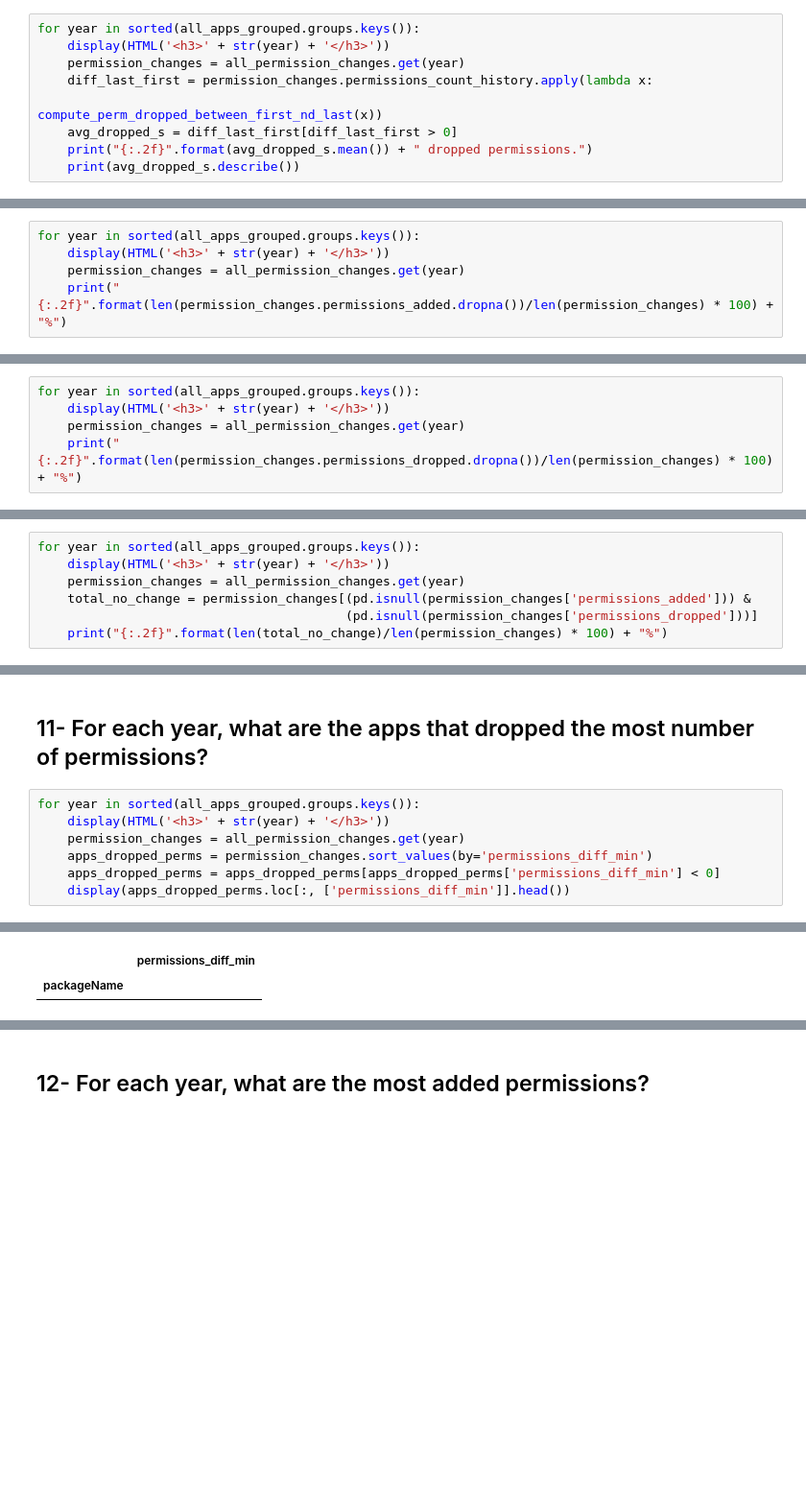
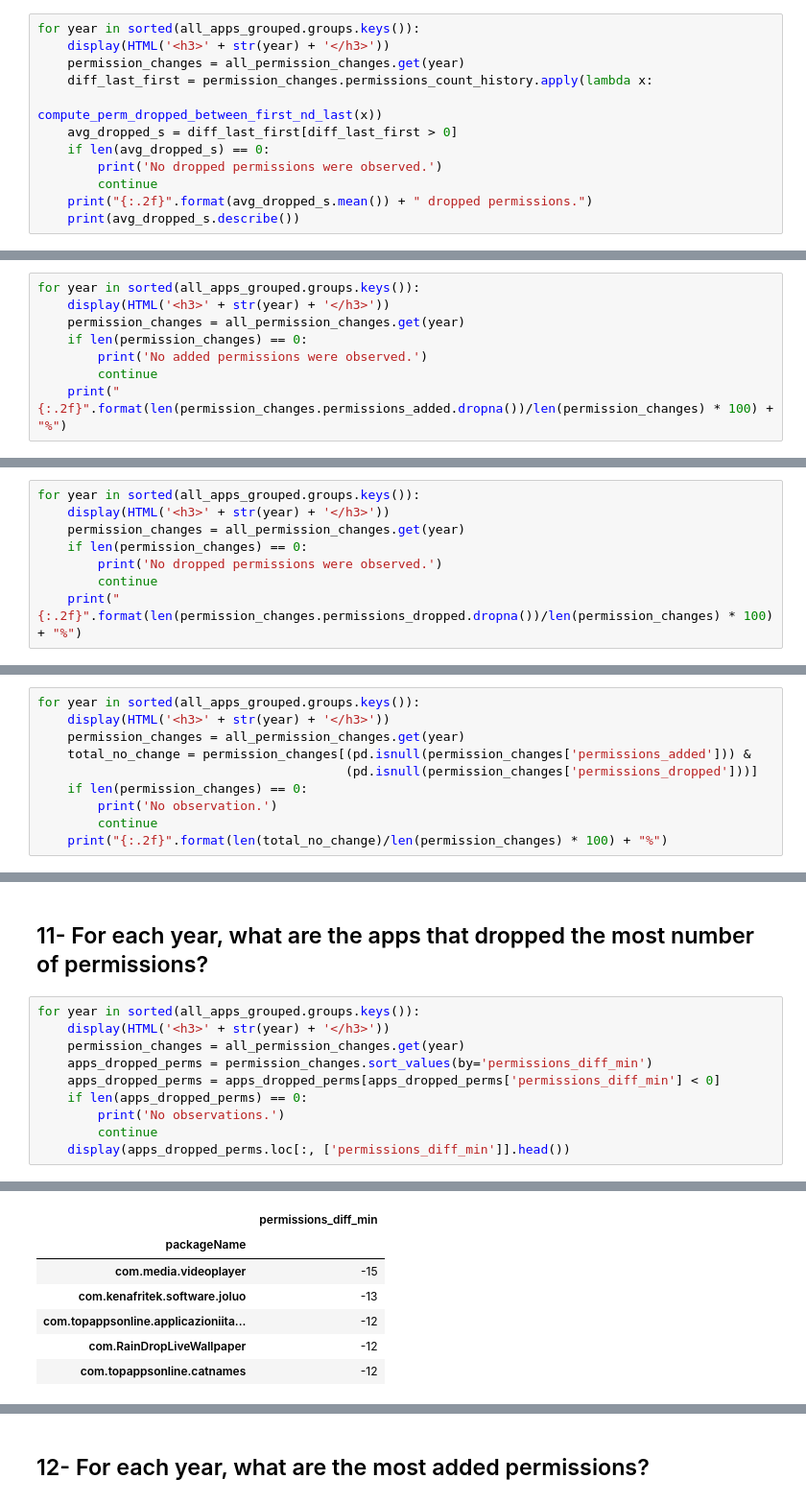
Before and after one commit to sieveable/sieveable-mining, a Jupyter notebook: notebooks/manifest-analysis.ipynb, the cells around one changed output, grey strips where cells are left out. Shown at 96% size. Cells and saved outputs as stored; diff of their text form; blank space fills up the shorter version.

```diff
--- a/notebooks/manifest-analysis.ipynb
+++ b/notebooks/manifest-analysis.ipynb
@@ -747,6 +932,9 @@ for year in sorted(all_apps_grouped.groups.keys()):
     diff_last_first = permission_changes.permissions_count_history.apply(lambda x:
                                                                          compute_perm_dropped_between_first_nd_last(x))
     avg_dropped_s = diff_last_first[diff_last_first > 0]
+    if len(avg_dropped_s) == 0:
+        print('No dropped permissions were observed.')
+        continue
     print("{:.2f}".format(avg_dropped_s.mean()) + " dropped permissions.")
     print(avg_dropped_s.describe())
 # %% [output]
@@ -793,6 +966,9 @@ Name: permissions_count_history, dtype: float64
 for year in sorted(all_apps_grouped.groups.keys()):
     display(HTML('<h3>' + str(year) + '</h3>'))
     permission_changes = all_permission_changes.get(year)
+    if len(permission_changes) == 0:
+        print('No added permissions were observed.')
+        continue
     print("{:.2f}".format(len(permission_changes.permissions_added.dropna())/len(permission_changes) * 100) + "%")
 # %% [output]
 2008
@@ -814,6 +990,9 @@ for year in sorted(all_apps_grouped.groups.keys()):
 for year in sorted(all_apps_grouped.groups.keys()):
     display(HTML('<h3>' + str(year) + '</h3>'))
     permission_changes = all_permission_changes.get(year)
+    if len(permission_changes) == 0:
+        print('No dropped permissions were observed.')
+        continue
     print("{:.2f}".format(len(permission_changes.permissions_dropped.dropna())/len(permission_changes) * 100) + "%")
 # %% [output]
 2008
@@ -837,6 +1016,9 @@ for year in sorted(all_apps_grouped.groups.keys()):
     permission_changes = all_permission_changes.get(year)
     total_no_change = permission_changes[(pd.isnull(permission_changes['permissions_added'])) &
                                          (pd.isnull(permission_changes['permissions_dropped']))]
+    if len(permission_changes) == 0:
+        print('No observation.')
+        continue
     print("{:.2f}".format(len(total_no_change)/len(permission_changes) * 100) + "%")
 # %% [output]
 2008
@@ -969,6 +1151,9 @@ for year in sorted(all_apps_grouped.groups.keys()):
     permission_changes = all_permission_changes.get(year)
     apps_dropped_perms = permission_changes.sort_values(by='permissions_diff_min')
     apps_dropped_perms = apps_dropped_perms[apps_dropped_perms['permissions_diff_min'] < 0]
+    if len(apps_dropped_perms) == 0:
+        print('No observations.')
+        continue
     display(apps_dropped_perms.loc[:, ['permissions_diff_min']].head())
 # %% [output]
 2008
@@ -975,2 +1170,7 @@ for year in sorted(all_apps_grouped.groups.keys()):
 |  | permissions_diff_min |
 | packageName |  |
+| com.media.videoplayer | -15 |
+| com.kenafritek.software.joluo | -13 |
+| com.topappsonline.applicazioniita... | -12 |
+| com.RainDropLiveWallpaper | -12 |
+| com.topappsonline.catnames | -12 |
```
Also changed, not shown: parts of 45 cells of this notebook.
